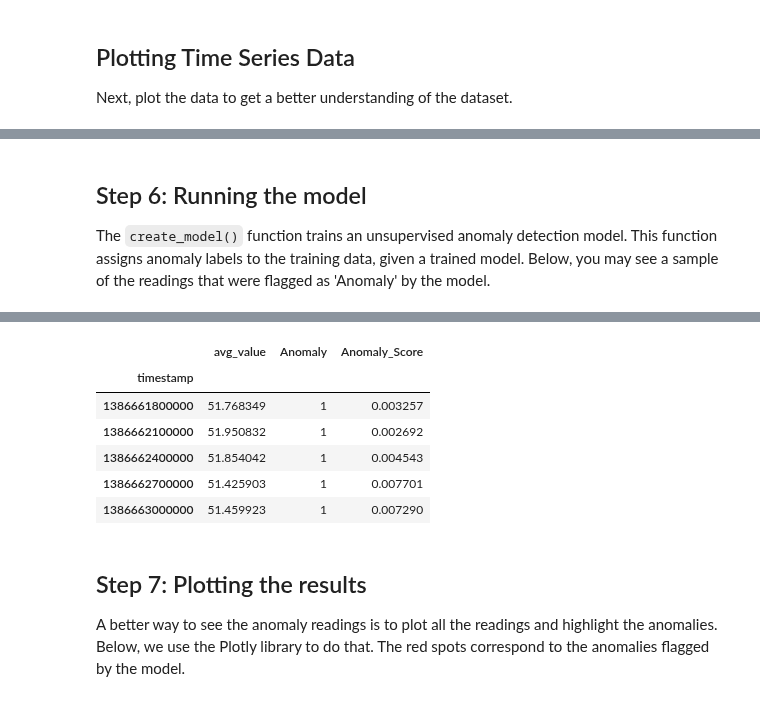
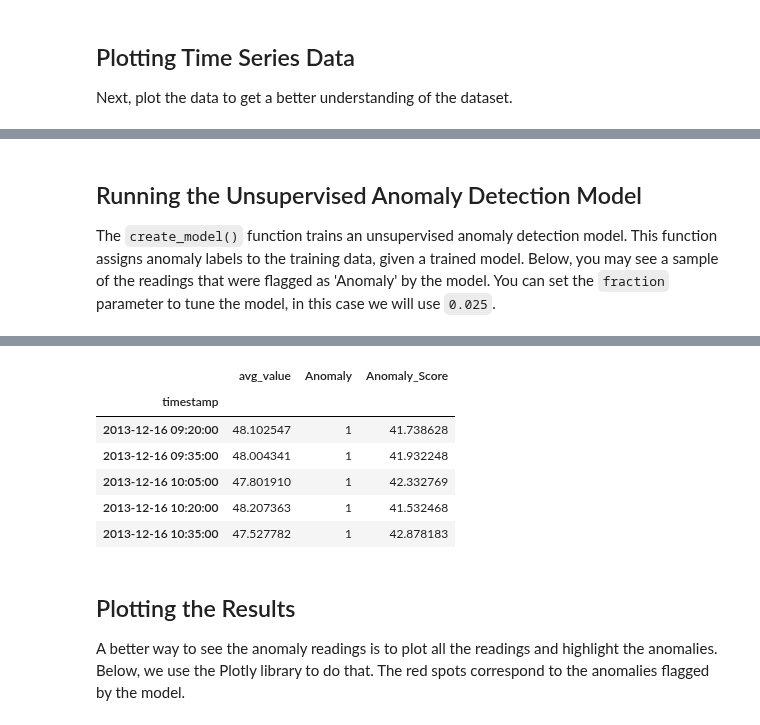
Before and after one commit to crate/cratedb-examples, a Jupyter notebook: topic/timeseries/timeseries-anomaly-detection.ipynb, the cells around one changed output, grey strips where cells are left out. Saved outputs shown, nothing was run; the diff lists cells and outputs as text; code cells hidden in the pictures.

```diff
--- a/topic/timeseries/timeseries-anomaly-detection.ipynb
+++ b/topic/timeseries/timeseries-anomaly-detection.ipynb
@@ -145,25 +187,25 @@ models()
 | sod | Subspace Outlier Detection | pyod.models.sod.SOD |
 | sos | Stochastic Outlier Selection | pyod.models.sos.SOS |
 # %% [markdown]
-## Step 6: Running the model
-The `create_model()` function trains an unsupervised anomaly detection model. This function assigns anomaly labels to the training data, given a trained model. Below, you may see a sample of the readings that were flagged as 'Anomaly' by the model.
+## Running the Unsupervised Anomaly Detection Model
+The `create_model()` function trains an unsupervised anomaly detection model. This function assigns anomaly labels to the training data, given a trained model. Below, you may see a sample of the readings that were flagged as 'Anomaly' by the model. You can set the `fraction` parameter to tune the model, in this case we will use `0.025`.
 # %%
-iforest = create_model('iforest')
+iforest = create_model('mcd',fraction=0.025)
 iforest_results = assign_model(iforest)
 iforest_results[iforest_results['Anomaly'] == 1].head()
 # %% [output]
 [interactive output not drawn]
 [interactive output not drawn]
 [interactive output not drawn]
 |  | avg_value | Anomaly | Anomaly_Score |
 | timestamp |  |  |  |
-| 1386661800000 | 51.768349 | 1 | 0.003257 |
-| 1386662100000 | 51.950832 | 1 | 0.002692 |
-| 1386662400000 | 51.854042 | 1 | 0.004543 |
-| 1386662700000 | 51.425903 | 1 | 0.007701 |
-| 1386663000000 | 51.459923 | 1 | 0.007290 |
+| 2013-12-16 09:20:00 | 48.102547 | 1 | 41.738628 |
+| 2013-12-16 09:35:00 | 48.004341 | 1 | 41.932248 |
+| 2013-12-16 10:05:00 | 47.801910 | 1 | 42.332769 |
+| 2013-12-16 10:20:00 | 48.207363 | 1 | 41.532468 |
+| 2013-12-16 10:35:00 | 47.527782 | 1 | 42.878183 |
 # %% [markdown]
-## Step 7: Plotting the results
+## Plotting the Results
 A better way to see the anomaly readings is to plot all the readings and highlight the anomalies. Below, we use the Plotly library to do that. The red spots correspond to the anomalies flagged by the model.
 # %%
 # plot value on y-axis and date on x-axis
```
Also changed, not shown: parts of 12 cells of this notebook.
